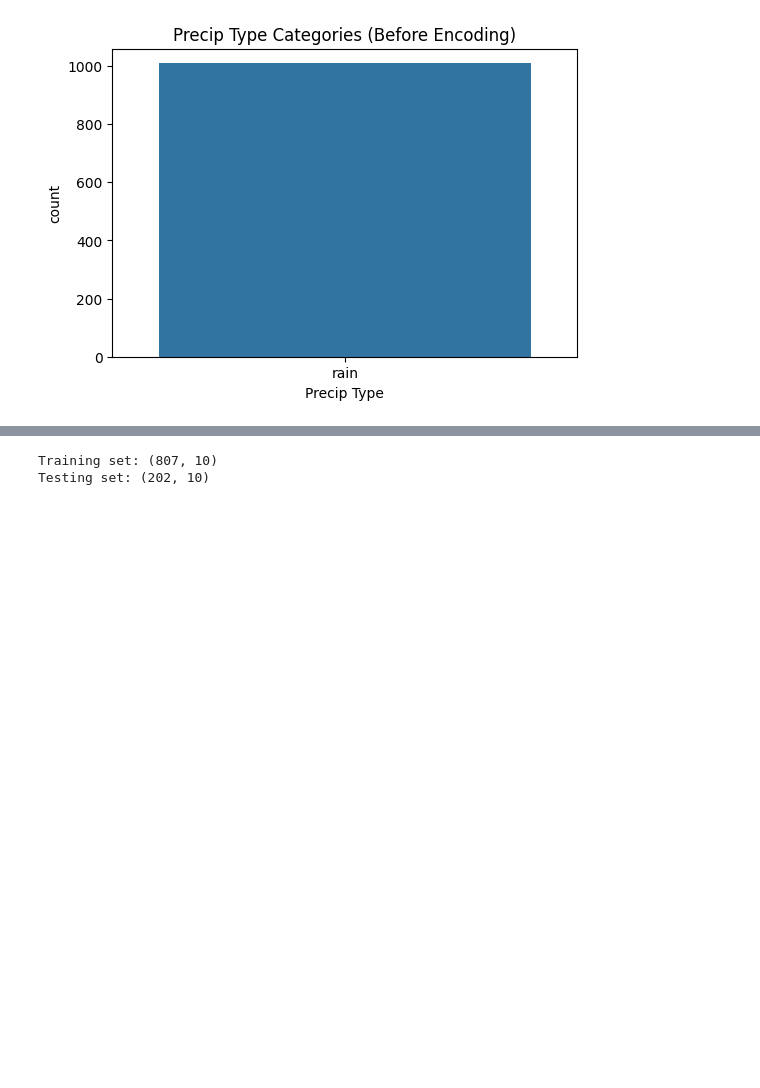
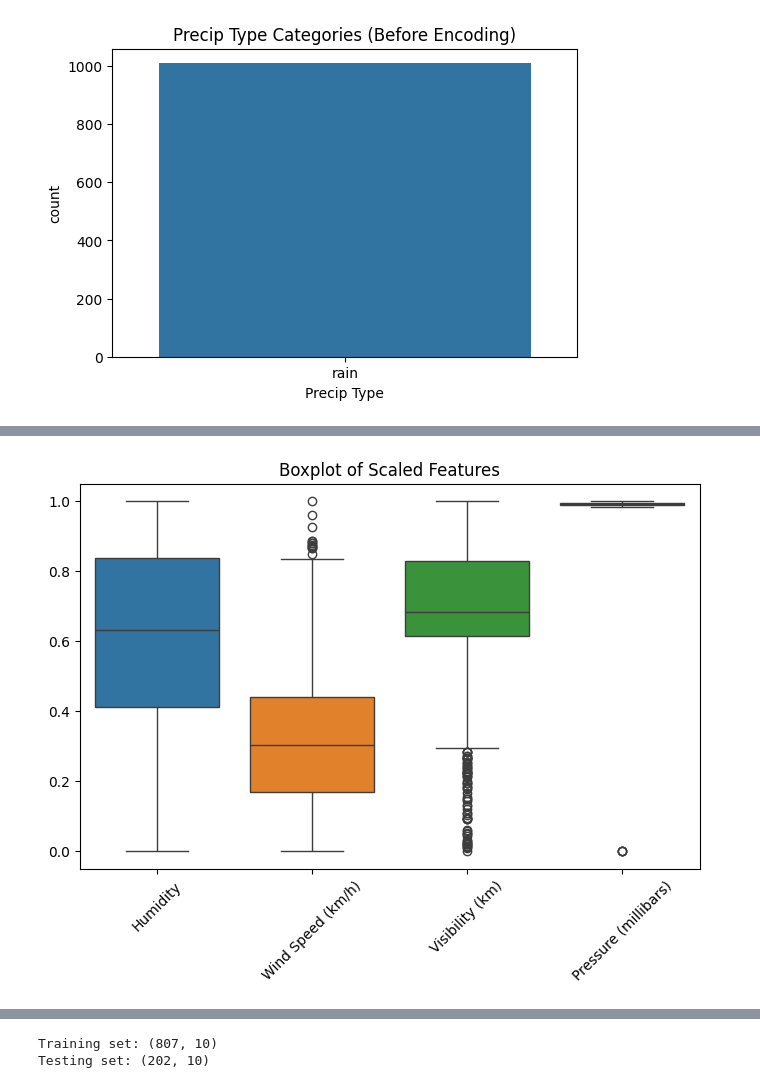
Before and after one commit to thabith12/weather-prediction, a Jupyter notebook: MLmodel.ipynb, the cells around one changed output, grey strips where cells are left out. Cells and saved outputs as stored; diff of their text form; code cells hidden in the pictures; blank space fills up the shorter version.

```diff
--- a/MLmodel.ipynb
+++ b/MLmodel.ipynb
@@ -145,3 +167,9 @@ df['Precip Type_encoded'] = le_precip.fit_transform(df['Precip Type'])
 print("Categorical columns encoded successfully!")
 # %% [output]
 Categorical columns encoded successfully!
+# %%
+df['Formatted Date'] = pd.to_datetime(df['Formatted Date'])
+# %%
+df['Hour'] = df['Formatted Date'].dt.hour
+df['Day'] = df['Formatted Date'].dt.day
+df['Month'] = df['Formatted Date'].dt.month
@@ -172,0 +212,9 @@ KeyError: 'Precip Type_encoded'
+# %%
+scaler = MinMaxScaler()
+
+# Select numeric features for scaling
+scale_cols = ['Humidity', 'Wind Speed (km/h)', 'Visibility (km)', 'Pressure (millibars)']
+df[scale_cols] = scaler.fit_transform(df[scale_cols])
+
+print("Data scaling completed!")
+df[scale_cols].head()
@@ -172,0 +229,8 @@ KeyError: 'Precip Type_encoded'
+# %%
+plt.figure(figsize=(8,5))
+sns.boxplot(data=df[['Humidity', 'Wind Speed (km/h)', 'Visibility (km)', 'Pressure (millibars)']])
+plt.title("Boxplot of Scaled Features")
+plt.xticks(rotation=45)
+plt.show()
+# %% [output]
+[figure, added]
```
Also changed, not shown: parts of 11 cells of this notebook.
